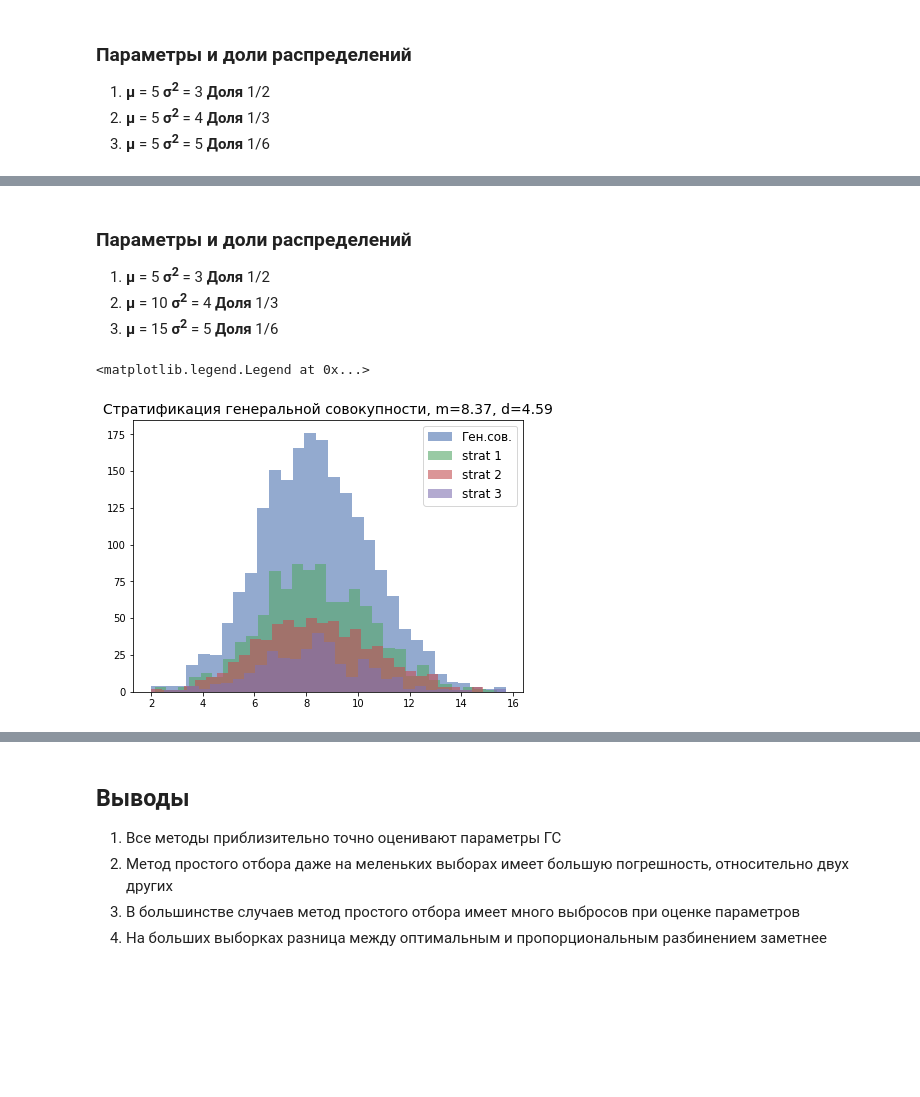
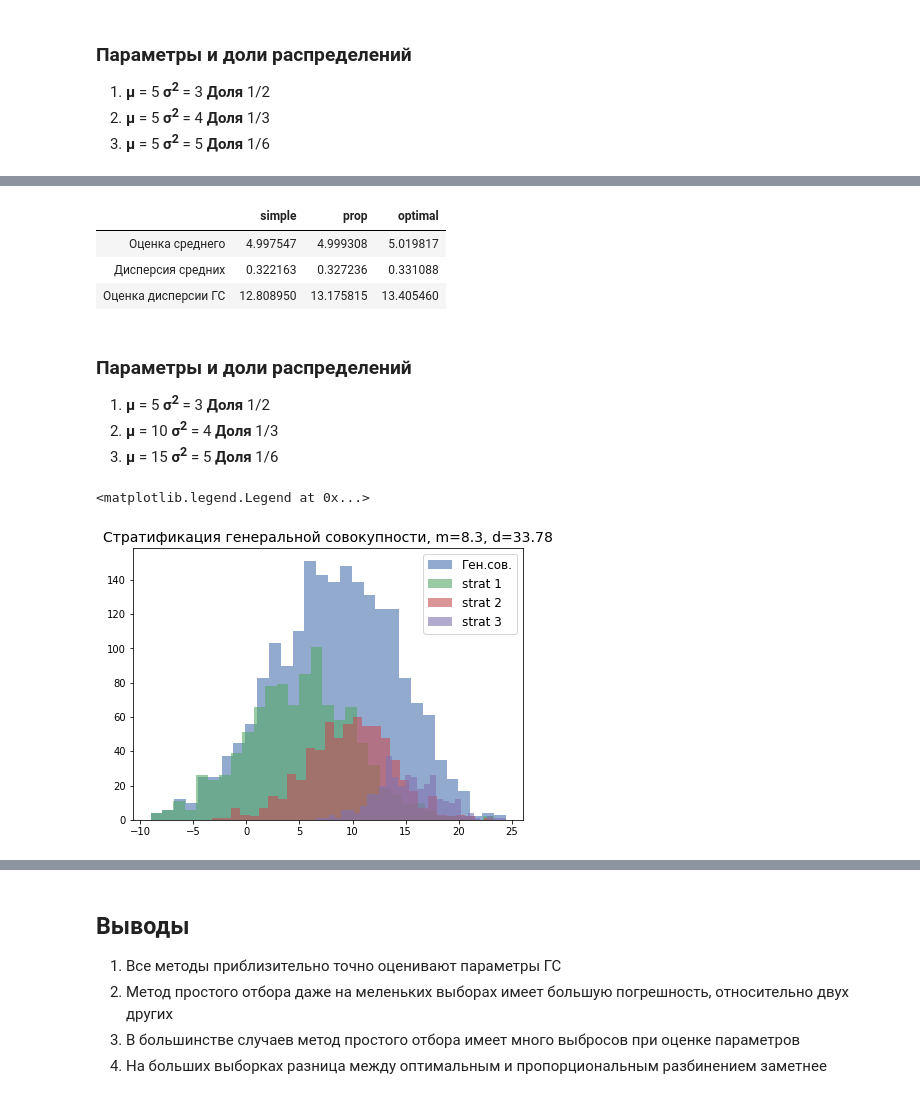
Before and after one commit to kozloffevgeniy/internship_courses, a Jupyter notebook: HT1.ipynb, the cells around one changed output, grey strips where cells are left out. Cells and saved outputs as stored; diff of their text form; code cells hidden in the pictures; blank space fills up the shorter version.

```diff
--- a/HT1.ipynb
+++ b/HT1.ipynb
@@ -291,10 +291,10 @@ plt.show()
 # Делит ГС на три страты с долями 1/2, 1/3, 1/6
 # Принимает на вход мат. ожидания и дисперсии 3 состовляющих ГС
 def gen(m, d, N = 2000):
-    first = stats.norm.rvs(size=N, loc=m[0], scale=d[0])
-    second = stats.norm.rvs(size=N, loc=m[1], scale=d[1])
-    third = stats.norm.rvs(size=N, loc=m[2], scale=d[2])
-    mix = first/2 + second/3 + third/6
+    first = stats.norm.rvs(size=N//2, loc=m[0], scale=d[0])
+    second = stats.norm.rvs(size=N//3, loc=m[1], scale=d[1])
+    third = stats.norm.rvs(size=N - N // 2 - N // 3, loc=m[2], scale=d[2])
+    mix = np.hstack([first, second, third])
     strats = np.zeros(N)
     strats[0: N//2] = 1
     strats[N//2: N//2 + N//3] = 2
@@ -448,3 +515,10 @@ result[['simple d', 'prop d', 'optimal d']].boxplot()
+# %%
+stat
+# %% [output]
+|  | simple | prop | optimal |
+| Оценка среднего | 4.997547 | 4.999308 | 5.019817 |
+| Дисперсия средних | 0.322163 | 0.327236 | 0.331088 |
+| Оценка дисперсии ГС | 12.808950 | 13.175815 | 13.405460 |
 # %% [markdown]
 ### Параметры и доли распределений
 
@@ -454,17 +528,17 @@ result[['simple d', 'prop d', 'optimal d']].boxplot()
     <li><b>μ</b> = 15 <b>σ<sup>2</sup></b> = 5 <b>Доля</b> 1/6 </li>
 </ol>
 # %%
-data = gen([5, 10, 15],[3, 4, 5])
+data = gen([5, 10, 15],[5, 4, 3])
 plt.figure(figsize=(7, 5))
 plt.hist(data['GP'], bins = 30, alpha=0.6, label='Ген.сов.')
 plt.hist(data[data['strat'] == 1]['GP'], bins = 30, alpha=0.6, label='strat 1')
 plt.hist(data[data['strat'] == 2]['GP'], bins = 30, alpha=0.6, label='strat 2')
 plt.hist(data[data['strat'] == 3]['GP'], bins = 30, alpha=0.6, label='strat 3')
 plt.title("Стратификация генеральной совокупности, m=" + str(round(np.mean(data['GP']), 2))+', d='+str(round(np.var(data['GP']), 2)), fontsize=14)
 plt.legend(fontsize=12)
 # %% [output]
 <matplotlib.legend.Legend at 0x...>
-[figure, old version]
+[figure, new version]
 # %%
 result = []
 for i in range(1000):
```
Also changed, not shown: parts of 24 cells of this notebook.
